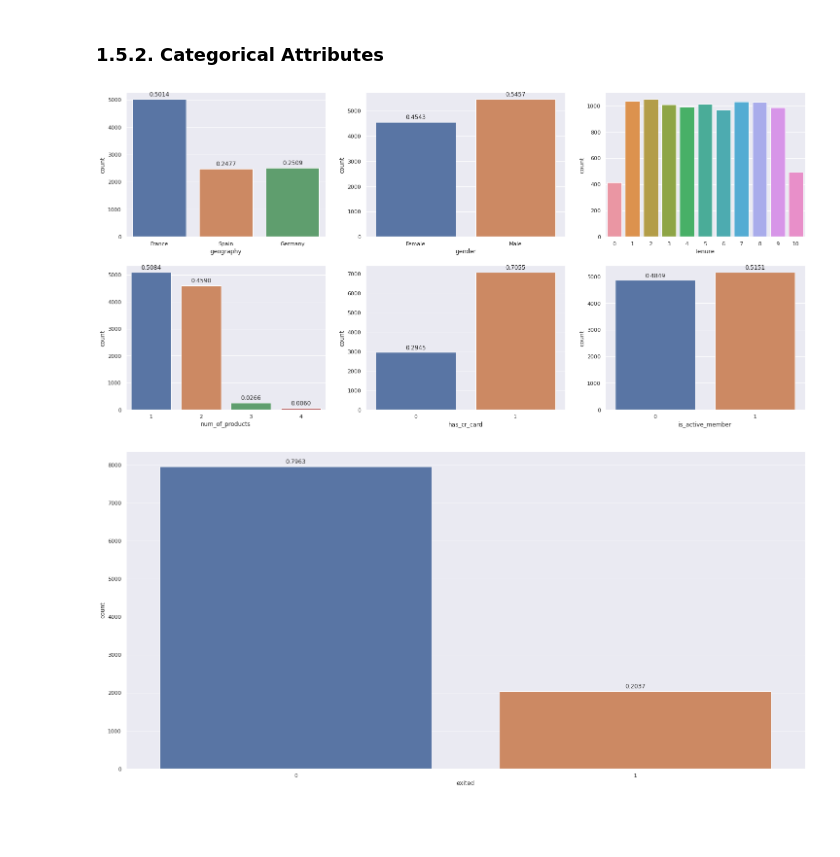
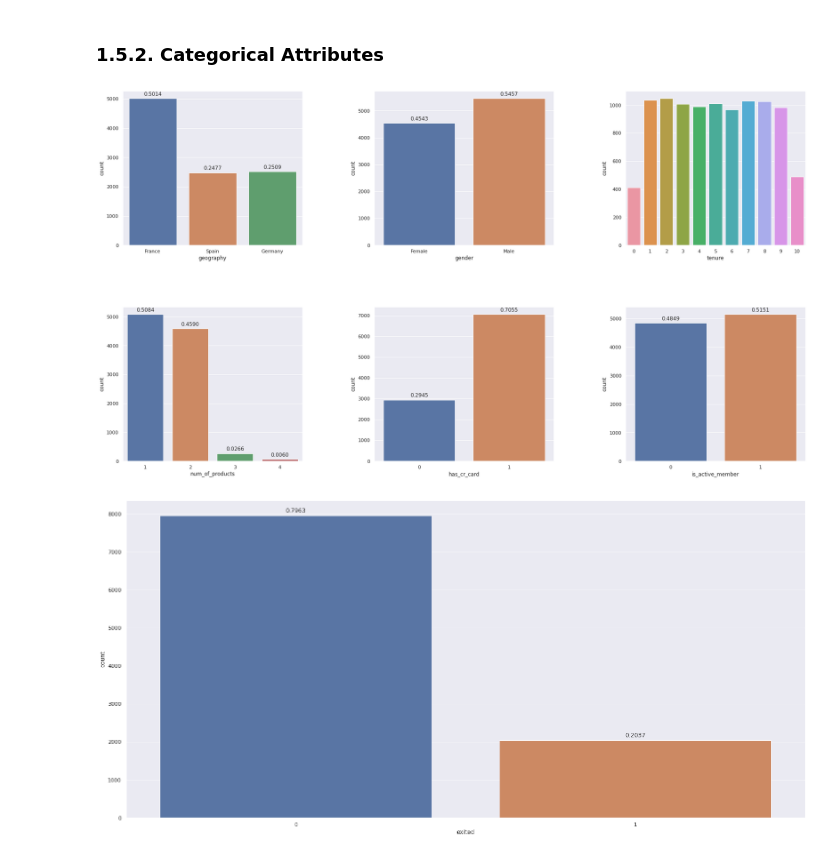
Before and after one commit to tadeucbm/churn_predict, a Jupyter notebook: notebooks/c1_churn_predict.ipynb, the cells around one changed output. Saved outputs shown, nothing was run; the diff lists cells and outputs as text; code cells hidden in the pictures; blank space fills up the shorter version.

```diff
--- a/notebooks/c1_churn_predict.ipynb
+++ b/notebooks/c1_churn_predict.ipynb
@@ -207,32 +212,39 @@ num_attributes.hist(bins=100);
 # %%
 # create grid
 grid = plt.GridSpec(2, 3)
 
 # print countplot geography
 plt.subplot(grid[0, 0])
 plot_cat(cat_attributes['geography'])
 
 # print countplot gender
 plt.subplot(grid[0, 1])
 plot_cat(cat_attributes['gender'])
 
 # print countplot tenure
 plt.subplot(grid[0, 2])
 plot_cat(cat_attributes['tenure'], annot=False)
 
 # print countplot num_of_products
 plt.subplot(grid[1, 0])
 plot_cat(cat_attributes['num_of_products'])
 
 # print countplot has_cr_card
 plt.subplot(grid[1, 1])
 plot_cat(cat_attributes['has_cr_card'])
 
 # print countplot is_active_member
 plt.subplot(grid[1, 2])
 plot_cat(cat_attributes['is_active_member'])
+
+plt.subplots_adjust(left=0.125,
+                    bottom=0.01,
+                    right=1,
+                    top=1,
+                    wspace=0.4,
+                    hspace=0.40)
 # %% [output]
-[figure, old version]
+[figure, new version]
 # %%
 # variable target
 plot_cat(cat_attributes['exited'])
```
Also changed, not shown: parts of 16 cells of this notebook.
